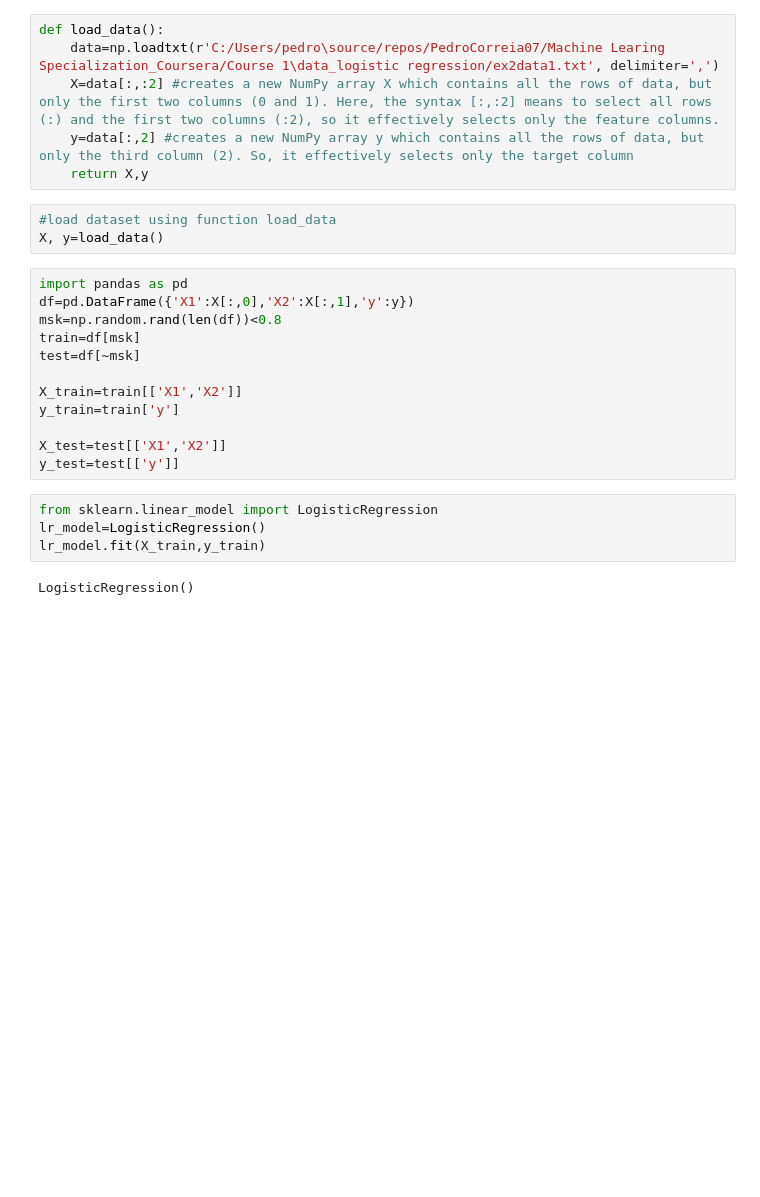
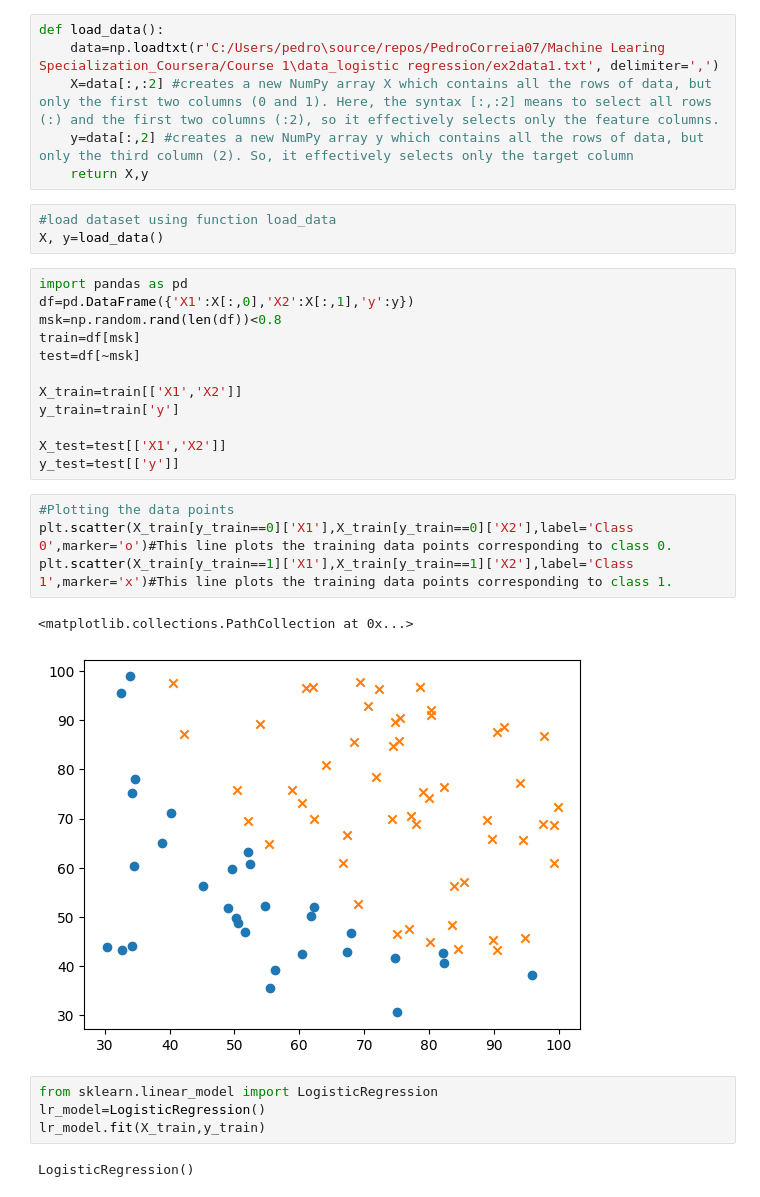
Before and after one commit to PedroCorreia07/Machine-Learing-Specialization_Coursera, a Jupyter notebook: Course 1/Practice Lab_Logistic Regression using Scikit-Learn.ipynb, the cells around one changed output. Drawn from its saved outputs; the diff is of its cells as text; blank space fills up the shorter version.

```diff
--- a/Course 1/Practice Lab_Logistic Regression using Scikit-Learn.ipynb
+++ b/Course 1/Practice Lab_Logistic Regression using Scikit-Learn.ipynb
@@ -22,6 +23,13 @@ y_train=train['y']
 
 X_test=test[['X1','X2']]
 y_test=test[['y']]
+# %%
+#Plotting the data points
+plt.scatter(X_train[y_train==0]['X1'],X_train[y_train==0]['X2'],label='Class 0',marker='o')#This line plots the training data points corresponding to class 0.
+plt.scatter(X_train[y_train==1]['X1'],X_train[y_train==1]['X2'],label='Class 1',marker='x')#This line plots the training data points corresponding to class 1.
+# %% [output]
+<matplotlib.collections.PathCollection at 0x...>
+[figure, added]
 # %%
 from sklearn.linear_model import LogisticRegression
 lr_model=LogisticRegression()
```
Also changed, not shown: parts of 4 cells of this notebook.
